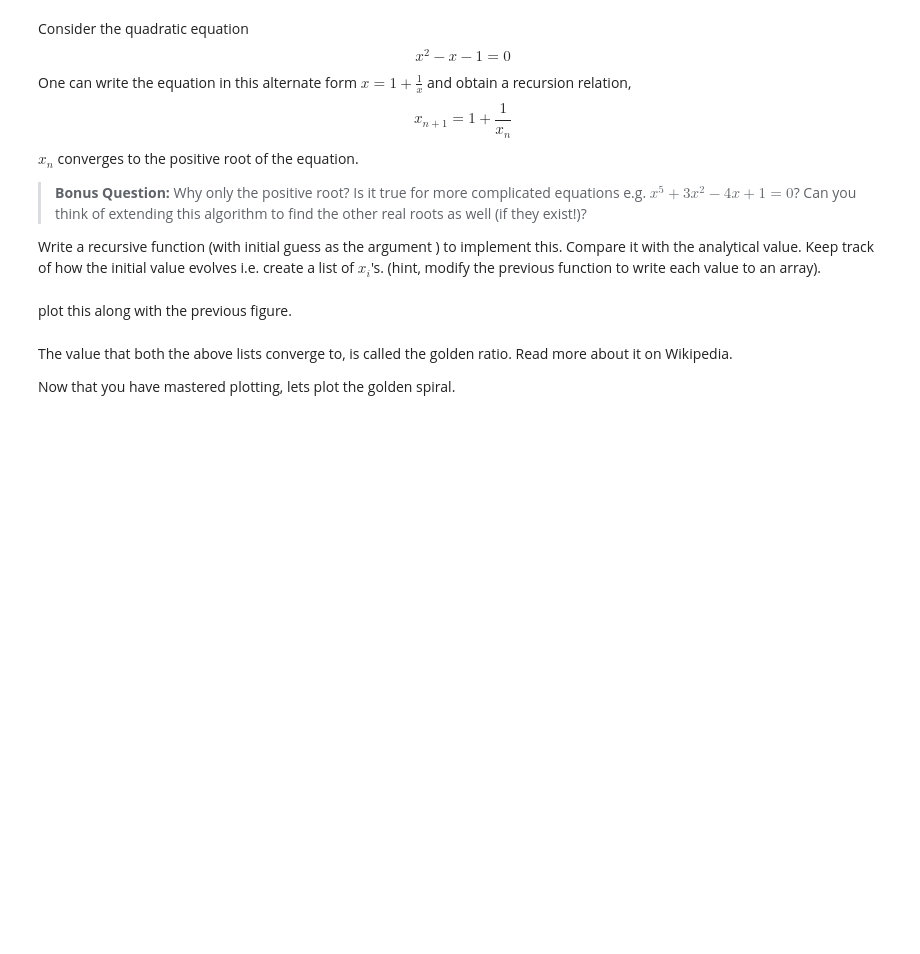
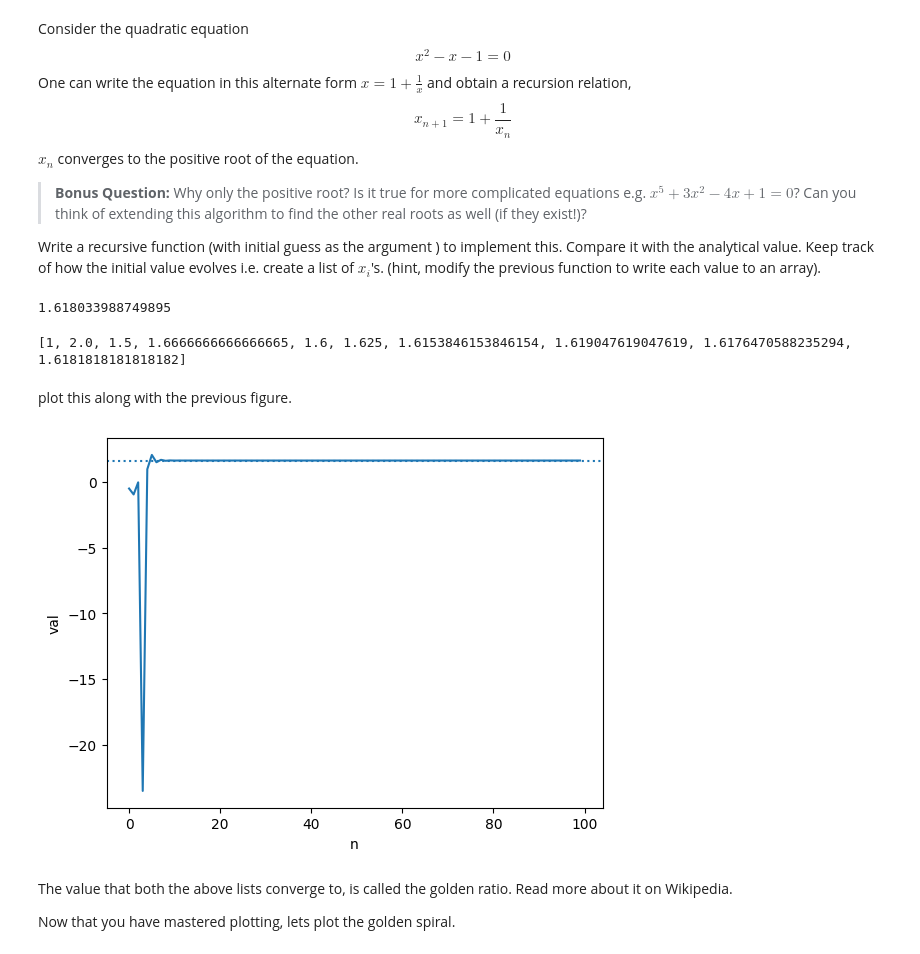
Before and after one commit to T2ooomasz/ComputationalMethodsI, a Jupyter notebook: HW/hw3TomaszKazulak.ipynb, the cells around one changed output. Drawn from its saved outputs; the diff is of its cells as text; code cells hidden in the pictures; blank space fills up the shorter version.

```diff
--- a/HW/hw3TomaszKazulak.ipynb
+++ b/HW/hw3TomaszKazulak.ipynb
@@ -52,8 +72,31 @@ def recursive_root(initial_guess):
-# %%
-def list_recursive_root(initial_guess):
-    pass
+# %%
+def recursive_root(initial_guess):
+    x_n = initial_guess
+    while True:
+        yield x_n
+        x_n = 1 + 1/x_n
+# %%
+def recursive_root_N(initial_guess, N):
+    gen = recursive_root(initial_guess)
+    for _ in range(N):
+        next(gen)
+    return next(gen)
+
+recursive_root_N(1, 100)
+# %% [output]
+1.618033988749895
+# %%
+def list_recursive_root(initial_guess, N):
+    gen = recursive_root(initial_guess)
+    return [next(gen) for _ in range(N)]
+
+print(list_recursive_root(1,10))
+# %% [output]
+[1, 2.0, 1.5, 1.6666666666666665, 1.6, 1.625, 1.6153846153846154, 1.619047619047619, 1.6176470588235294, 1.6181818181818182]
 # %%
-guess = -0.5 # this value will throw an error. Why? Change it to a different value of your choice.
-series_root = list_recursive_root(guess)
+guess = -0.51 # this value will throw an error. Why? Change it to a different value of your choice.
+# -0.5 throws an error becouse of division by zero
+N = 100
+series_root = list_recursive_root(guess, N)
 # %% [markdown]
 plot this along with the previous figure.
@@ -62,3 +103,14 @@ plot this along with the previous figure.
+# %%
+# plotting code here. Similar to the code above
+import matplotlib.pyplot as plt
+import numpy as np
+plt.plot(series_root)
+plt.axhline(y=(1 + np.sqrt(5))/2, linestyle="dotted")
+plt.xlabel("n")
+plt.ylabel("val")
+plt.show()
+# %% [output]
+[figure, added]
 # %% [markdown]
 The value that both the above lists converge to, is called the golden ratio. Read more about it on Wikipedia.
 
```
Also changed, not shown: parts of 15 cells of this notebook.
